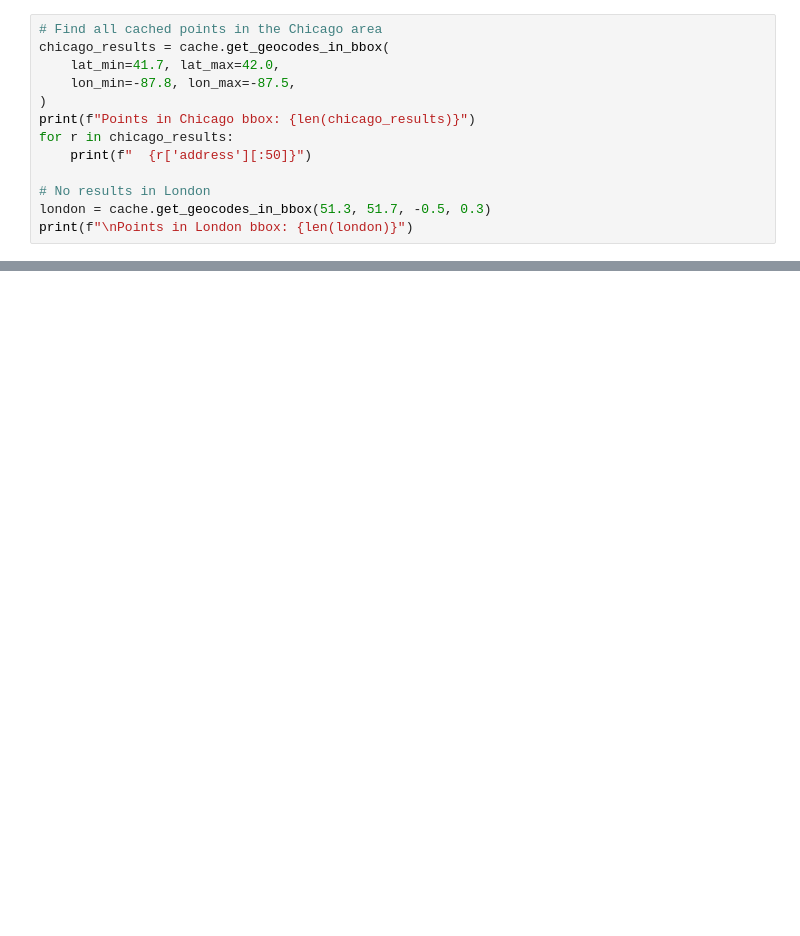
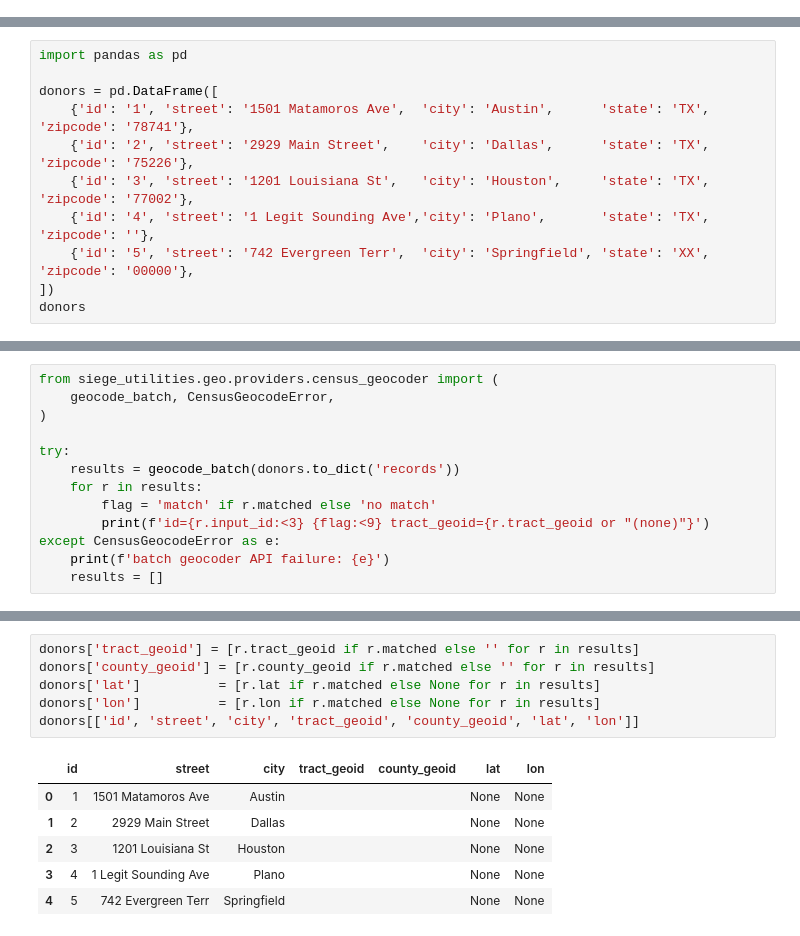
Before and after one commit to siege-analytics/siege_utilities, a Jupyter notebook: notebooks/spatial/02_geocoding.ipynb, the cells around one changed output, grey strips where cells are left out. Drawn from its saved outputs; the diff is of its cells as text; blank space fills up the shorter version.

```diff
--- a/notebooks/spatial/02_geocoding.ipynb
+++ b/notebooks/spatial/02_geocoding.ipynb
@@ -810,13 +0,0 @@ Find all cached geocodes within a geographic rectangle.
-# %%
-# Find all cached points in the Chicago area
-chicago_results = cache.get_geocodes_in_bbox(
-    lat_min=41.7, lat_max=42.0,
-    lon_min=-87.8, lon_max=-87.5,
-)
-print(f"Points in Chicago bbox: {len(chicago_results)}")
-for r in chicago_results:
-    print(f"  {r['address'][:50]}")
-
-# No results in London
-london = cache.get_geocodes_in_bbox(51.3, 51.7, -0.5, 0.3)
-print(f"\nPoints in London bbox: {len(london)}")
@@ -894,0 +21,11 @@ print(f"Location: {cache_path}")
+# %%
+import pandas as pd
+
+donors = pd.DataFrame([
+    {'id': '1', 'street': '1501 Matamoros Ave',  'city': 'Austin',      'state': 'TX', 'zipcode': '78741'},
+    {'id': '2', 'street': '2929 Main Street',    'city': 'Dallas',      'state': 'TX', 'zipcode': '75226'},
+    {'id': '3', 'street': '1201 Louisiana St',   'city': 'Houston',     'state': 'TX', 'zipcode': '77002'},
+    {'id': '4', 'street': '1 Legit Sounding Ave','city': 'Plano',       'state': 'TX', 'zipcode': ''},
+    {'id': '5', 'street': '742 Evergreen Terr',  'city': 'Springfield', 'state': 'XX', 'zipcode': '00000'},
+])
+donors
@@ -894,0 +43,13 @@ print(f"Location: {cache_path}")
+# %%
+from siege_utilities.geo.providers.census_geocoder import (
+    geocode_batch, CensusGeocodeError,
+)
+
+try:
+    results = geocode_batch(donors.to_dict('records'))
+    for r in results:
+        flag = 'match' if r.matched else 'no match'
+        print(f'id={r.input_id:<3} {flag:<9} tract_geoid={r.tract_geoid or "(none)"}')
+except CensusGeocodeError as e:
+    print(f'batch geocoder API failure: {e}')
+    results = []
@@ -894,0 +67,13 @@ print(f"Location: {cache_path}")
+# %%
+donors['tract_geoid'] = [r.tract_geoid if r.matched else '' for r in results]
+donors['county_geoid'] = [r.county_geoid if r.matched else '' for r in results]
+donors['lat']          = [r.lat if r.matched else None for r in results]
+donors['lon']          = [r.lon if r.matched else None for r in results]
+donors[['id', 'street', 'city', 'tract_geoid', 'county_geoid', 'lat', 'lon']]
+# %% [output]
+|  | id | street | city | tract_geoid | county_geoid | lat | lon |
+| 0 | 1 | 1501 Matamoros Ave | Austin |  |  | None | None |
+| 1 | 2 | 2929 Main Street | Dallas |  |  | None | None |
+| 2 | 3 | 1201 Louisiana St | Houston |  |  | None | None |
+| 3 | 4 | 1 Legit Sounding Ave | Plano |  |  | None | None |
+| 4 | 5 | 742 Evergreen Terr | Springfield |  |  | None | None |
```
Also changed, not shown: parts of 63 cells of this notebook, 4 other files.
